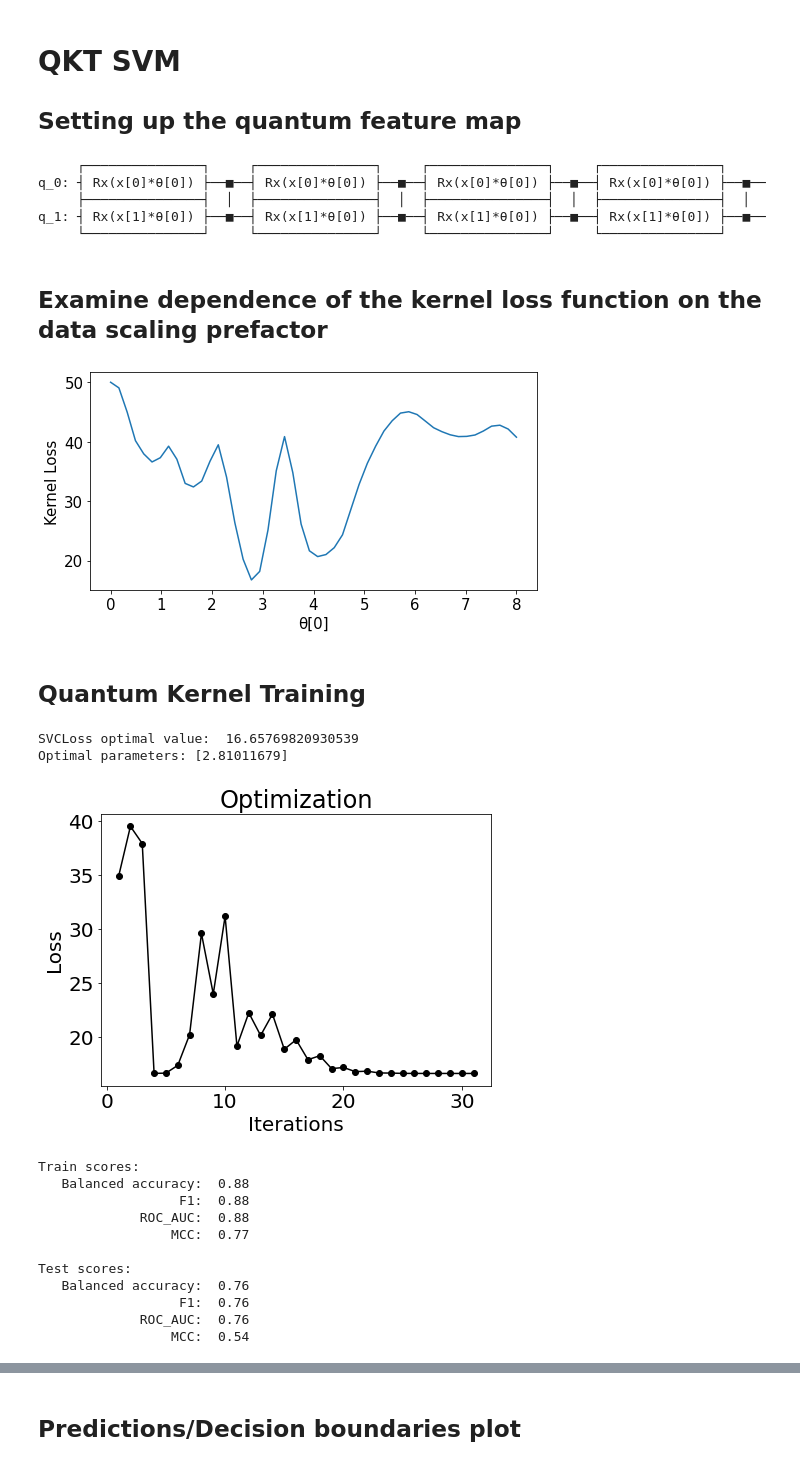
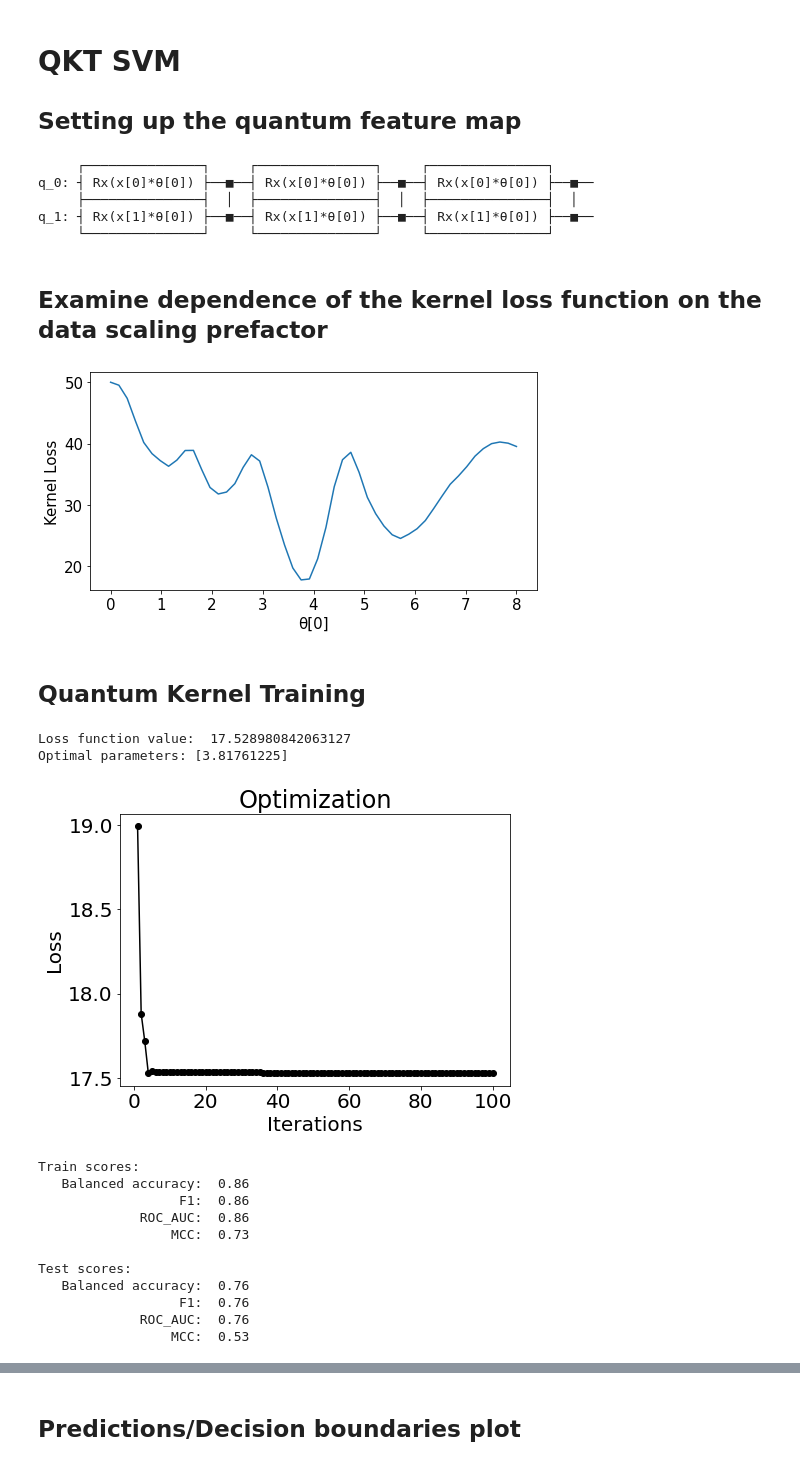
Before and after one commit to DmitriiNabok/QuantumKernelSupportVectorMachine, a Jupyter notebook: results/folded_circles-qkt.ipynb, the cells around one changed output, grey strips where cells are left out. Saved outputs shown, nothing was run; the diff lists cells and outputs as text; code cells hidden in the pictures.

```diff
--- a/results/folded_circles-qkt.ipynb
+++ b/results/folded_circles-qkt.ipynb
@@ -238,18 +238,18 @@ from qksvm.QuantumFeatureMap import QuantumFeatureMap
 fm = QuantumFeatureMap(
     num_features=len(X[0]),
     num_qubits=2,
-    num_layers=4,
+    num_layers=3,
     gates=['RX', 'cz'], entanglement='linear',
     repeat=True,
     scale=True,
 )
 print(fm.draw(plot_barriers=False, fold=120))
 # %% [output]
-     ┌───────────────┐     ┌───────────────┐     ┌───────────────┐     ┌───────────────┐
-q_0: ┤ Rx(x[0]*θ[0]) ├──■──┤ Rx(x[0]*θ[0]) ├──■──┤ Rx(x[0]*θ[0]) ├──■──┤ Rx(x[0]*θ[0]) ├──■──
-     ├───────────────┤  │  ├───────────────┤  │  ├───────────────┤  │  ├───────────────┤  │
-q_1: ┤ Rx(x[1]*θ[0]) ├──■──┤ Rx(x[1]*θ[0]) ├──■──┤ Rx(x[1]*θ[0]) ├──■──┤ Rx(x[1]*θ[0]) ├──■──
-     └───────────────┘     └───────────────┘     └───────────────┘     └───────────────┘
+     ┌───────────────┐     ┌───────────────┐     ┌───────────────┐
+q_0: ┤ Rx(x[0]*θ[0]) ├──■──┤ Rx(x[0]*θ[0]) ├──■──┤ Rx(x[0]*θ[0]) ├──■──
+     ├───────────────┤  │  ├───────────────┤  │  ├───────────────┤  │
+q_1: ┤ Rx(x[1]*θ[0]) ├──■──┤ Rx(x[1]*θ[0]) ├──■──┤ Rx(x[1]*θ[0]) ├──■──
+     └───────────────┘     └───────────────┘     └───────────────┘
 # %% [markdown]
 ## Examine dependence of the kernel loss function on the data scaling prefactor
 # %%
@@ -280,51 +280,61 @@ init_params = np.random.uniform(0, 2*np.pi, len(fm.train_params))
 kernel = QuantumKernel(fm, user_parameters=fm.train_params, quantum_instance=backend)
 loss.plot(kernel, X_train, y_train, init_params, grid=[0, 8, 50], show=True)
 # %% [output]
-[figure, old version]
+[figure, new version]
 # %% [markdown]
 ## Quantum Kernel Training
 # %%
 from qksvm.QuantumKernelTraining import QuantumKernelTraining
+from qiskit.algorithms.optimizers import SPSA
 from sklearn.svm import SVC
 
 C = 1.0
 class_weight = None
 
 np.random.seed(seed)
 init_params = np.random.uniform(0, 2*np.pi, len(fm.train_params))
-init_params[0] = 2.0
+init_params[0] = 3.0
+
+optimizer = SPSA(
+    maxiter=100,
+    learning_rate=None,
+    perturbation=None,
+)
 
 qkt = QuantumKernelTraining(
     fm,
     X_train, y_train,
     init_params,
+    optimizer=optimizer,
+    loss=loss,
+    backend=backend,
     seed=seed, plot=True,
 )
 
 # Model training
 qsvc = SVC(kernel=qkt.quantum_kernel.evaluate, C=C, random_state=seed, class_weight=class_weight)
 qsvc.fit(X_train, y_train)
 
 train_scores = get_scores(qsvc, X_train, y_train)
 print_scores(train_scores, title='Train scores:')
 
 test_scores  = get_scores(qsvc, X_test,  y_test)
 print_scores(test_scores, title='Test scores:')
 # %% [output]
-SVCLoss optimal value:  16.65769820930539
-Optimal parameters: [2.81011679]
+Loss function value:  17.528980842063127
+Optimal parameters: [3.81761225]
-[figure, old version]
+[figure, new version]
 Train scores:
-   Balanced accuracy:  0.88
-                  F1:  0.88
-             ROC_AUC:  0.88
-                 MCC:  0.77
+   Balanced accuracy:  0.86
+                  F1:  0.86
+             ROC_AUC:  0.86
+                 MCC:  0.73
 
 Test scores:
    Balanced accuracy:  0.76
                   F1:  0.76
              ROC_AUC:  0.76
-                 MCC:  0.54
+                 MCC:  0.53
 # %%
 scores_ = get_scores(qsvc, X, y)
 print_scores(scores_, title='Entire set:')
```
Also changed, not shown: parts of 5 cells of this notebook, 11 other files.
